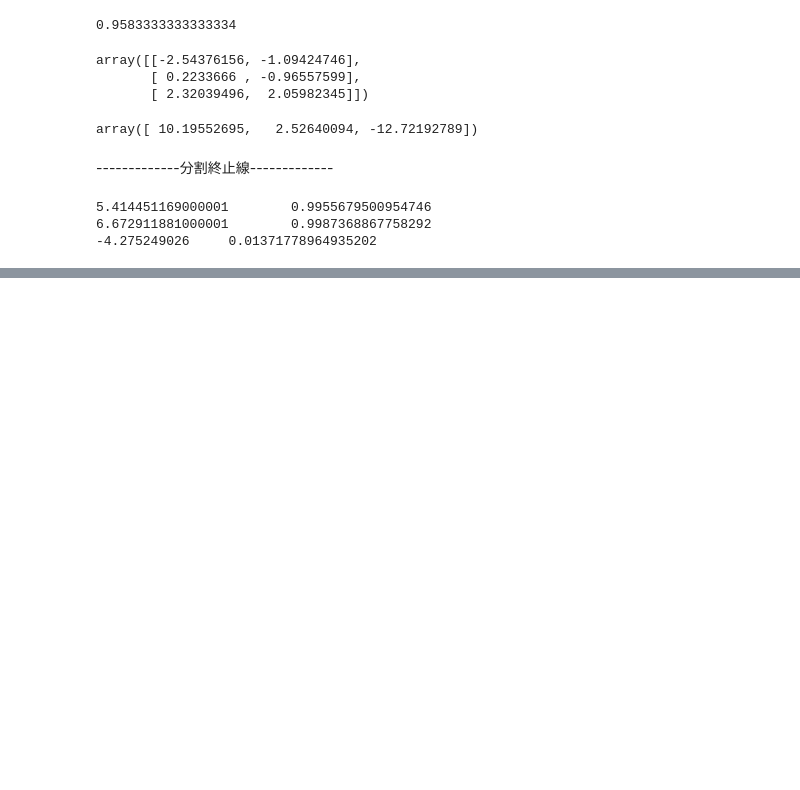
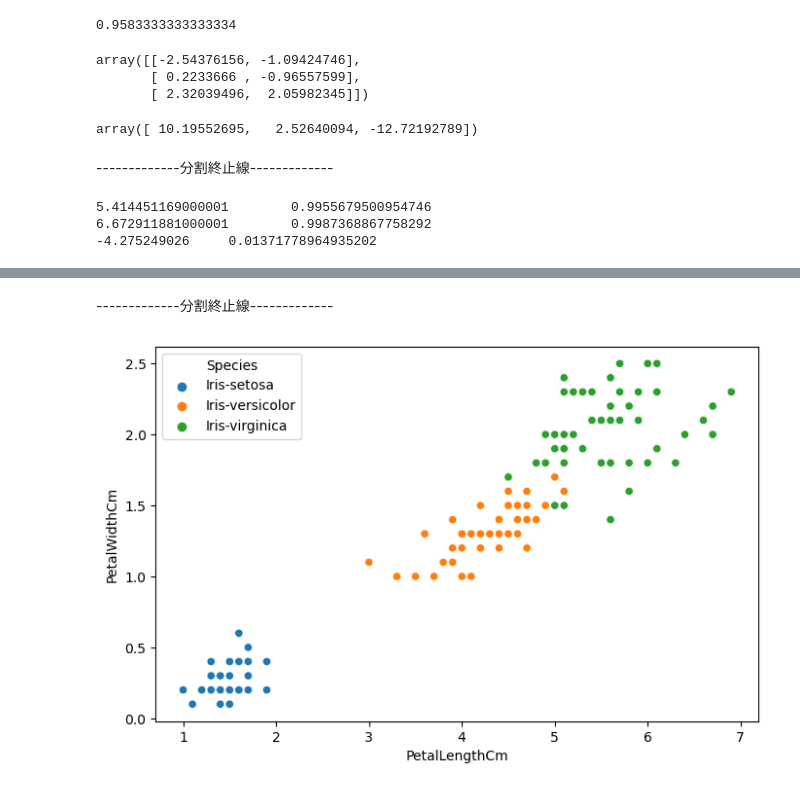
Before and after one commit to JasonLin2002/learning-result, a Jupyter notebook: 機器學習/0426/Logistic Regression.ipynb, the cells around one changed output, grey strips where cells are left out. Drawn from its saved outputs; the diff is of its cells as text; code cells hidden in the pictures; blank space fills up the shorter version.

```diff
--- a/機器學習/0426/Logistic Regression.ipynb
+++ b/機器學習/0426/Logistic Regression.ipynb
@@ -136,0 +195,17 @@ for i in test_List:
+# %% [markdown]
+-------------分割終止線-------------
+# %%
+import pandas as pd
+import seaborn as sns
+import matplotlib.pyplot as plt
+
+irisDF = pd.DataFrame(pd.read_csv('./iris.csv'))
+X = irisDF.drop('Species', axis=1)
+y = irisDF['Species']
+
+plt.figure(figsize=(8, 5))
+sns.scatterplot(x="PetalLengthCm", y="PetalWidthCm",
+                data=irisDF, hue=y)
+plt.show()
+# %% [output]
+[figure, added]
```
Also changed, not shown: parts of 10 cells of this notebook, 1 other file.
